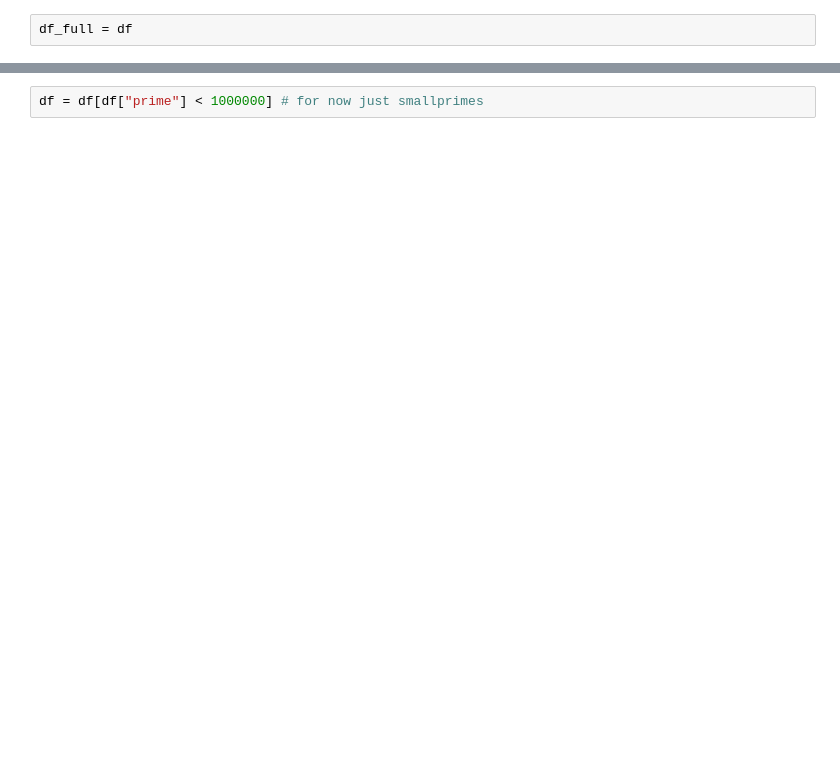
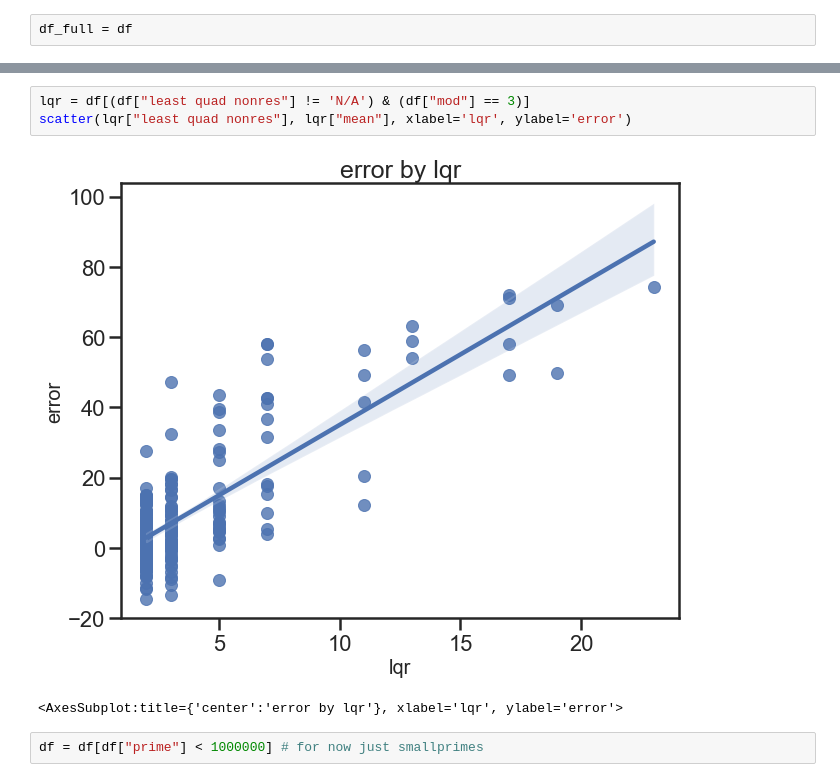
Before and after one commit to jcheigh/Thesis, a Jupyter notebook: src/analysis/data_analysis/error_stats_analysis.ipynb, the cells around one changed output, grey strips where cells are left out. Cells and saved outputs as stored; diff of their text form; blank space fills up the shorter version.

```diff
--- a/src/analysis/data_analysis/error_stats_analysis.ipynb
+++ b/src/analysis/data_analysis/error_stats_analysis.ipynb
@@ -409,4 +409,10 @@ histplot(df["prime"], xlabel="Primes")
 <AxesSubplot:title={'center':'Primes Distribution'}, xlabel='Primes', ylabel='Count'>
+# %%
+lqr = df[(df["least quad nonres"] != 'N/A') & (df["mod"] == 3)]
+scatter(lqr["least quad nonres"], lqr["mean"], xlabel='lqr', ylabel='error')
+# %% [output]
+[figure, added]
+<AxesSubplot:title={'center':'error by lqr'}, xlabel='lqr', ylabel='error'>
 # %%
 df = df[df["prime"] < 1000000] # for now just smallprimes
 # %%
```
Also changed, not shown: parts of 12 cells of this notebook, 4 other files.
